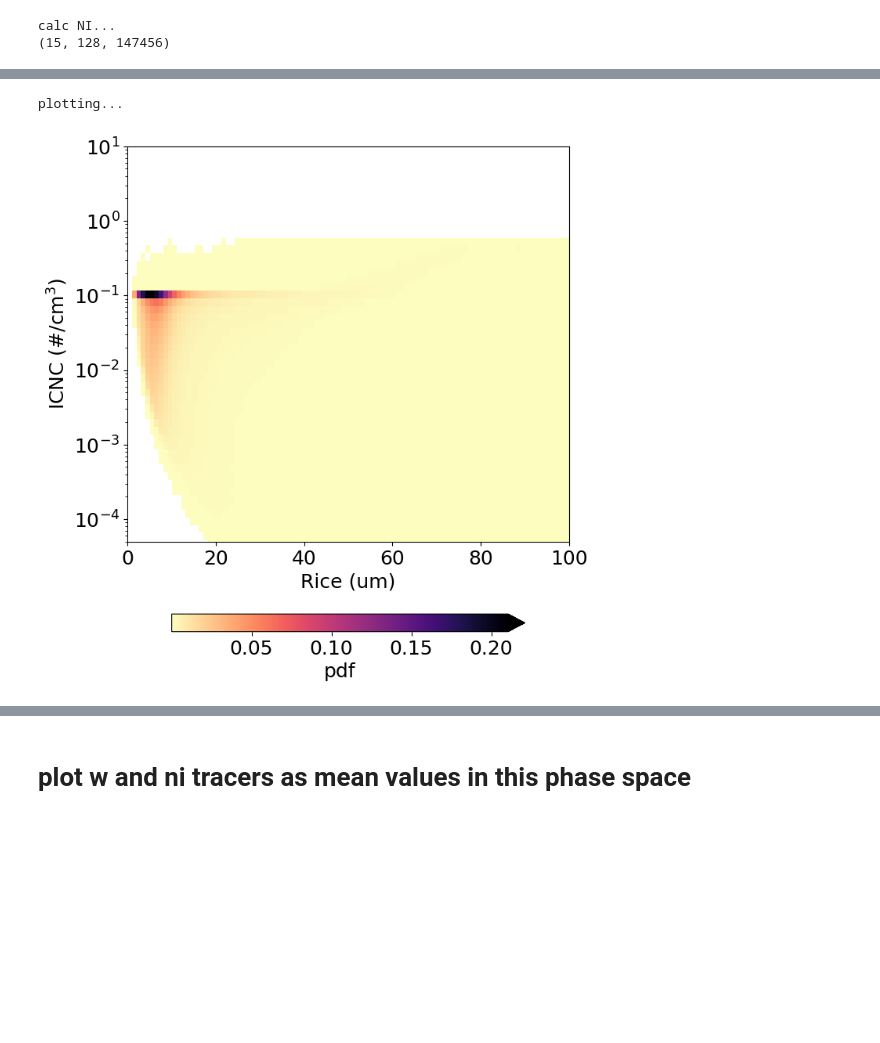
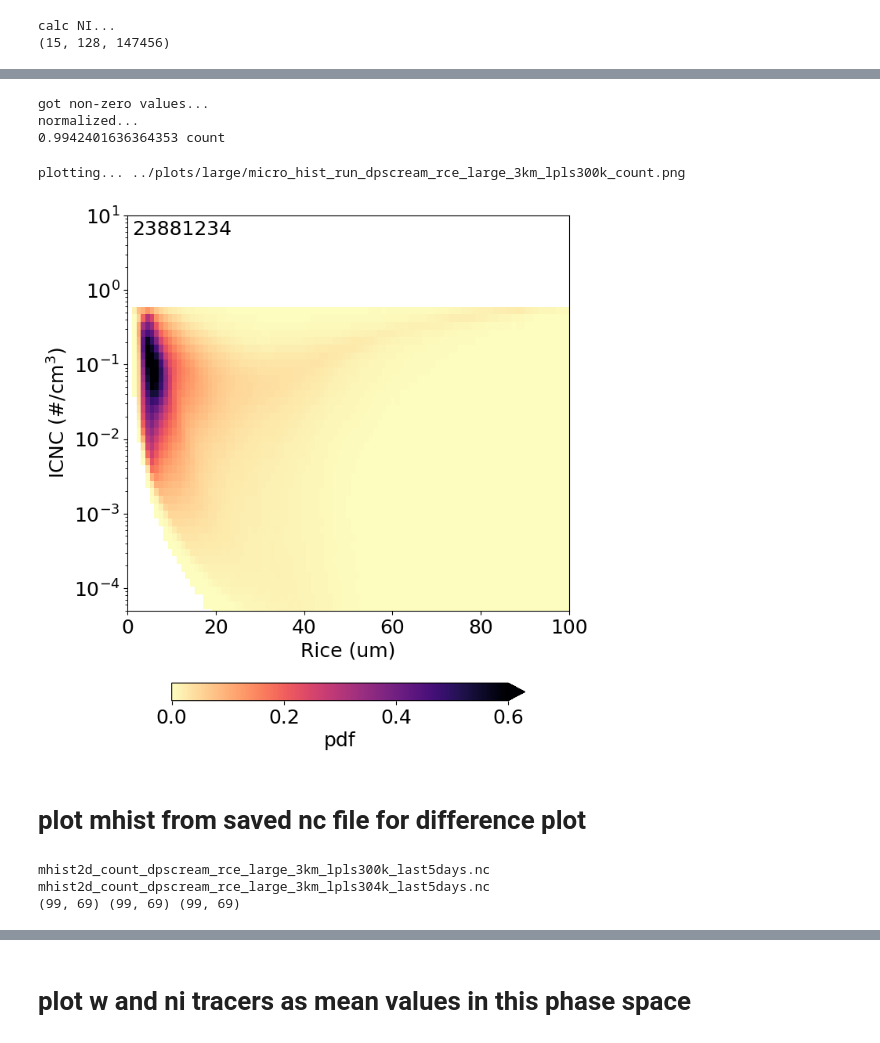
Before and after one commit to smturbev/scmlib, a Jupyter notebook: DP_diagnostics/notebooks/large_domain/micro_p3_hist-large.ipynb, the cells around one changed output, grey strips where cells are left out. Cells and saved outputs as stored; diff of their text form; code cells hidden in the pictures; blank space fills up the shorter version.

```diff
--- a/DP_diagnostics/notebooks/large_domain/micro_p3_hist-large.ipynb
+++ b/DP_diagnostics/notebooks/large_domain/micro_p3_hist-large.ipynb
@@ -88,15 +349,7 @@ del ds
 print("flattening...")
 x_array = x_array.values.flatten()
 print("x done...")
-
-n = len(x_array)
-y_array = y_array.values.flatten()/1e6  # convert to cm-3
+y_array = y_array.values.flatten()
 print("y done...")
-# # z_array = nuc.values.flatten()
-# print(x_array.shape, y_array.shape)  # , z_array.shape)
-# x_array = x_array[~np.isnan(y_array)]
-# y_array = y_array[~np.isnan(y_array)]
-# # z_array = z_array[~np.isnan(z_array)]
-# print(x_array.shape, y_array.shape, n)  # , z_array.shape, n)
 # %% [output]
 flattening...
@@ -139,0 +357,5 @@ array([nan, nan, nan, ..., nan, nan, nan], dtype=float32)
+# %%
+n = len(x_array)
+print(n)
+n = np.nansum(~np.isnan(x_array))
+print(n)
@@ -140,20 +413,33 @@ array([nan, nan, nan, ..., nan, nan, nan], dtype=float32)
+# %%
+hist = np.where(hist>0,hist,np.nan)
+print("got non-zero values...")
+hist = hist/n
+print("normalized...")
+print(np.nansum(hist),stat,end="")
+# %% [output]
+got non-zero values...
+normalized...
+0.9942401636364353 count
 # %%
 print("plotting... ", end="")
 fig, ax = plt.subplots(1, 1, figsize=(7,7), constrained_layout=True)
-# weights = xr.ones_like(x_array) / np.prod(x_array.shape) * 100
-# cf = histogram(x_array, y_array/1e6, bins=[xbins,ybins],
-#                weights=weights, dim=['time','lev','x']).plot.pcolormesh(ax=ax)
 cf = ax.pcolormesh(xbins, ybins, (hist*100).T, cmap="magma_r",
                       shading='auto',
                       # levels=[0,1,2,4,8,16,32,48]
-                      # vmin = 0, vmax=0.05 #0.02, 0.3 std
+                      vmin = 0, vmax=0.6 #0.02, 0.3 std
                      )
 ax.set(yscale='log')
 ax.set(xlim=[0,100], ylim=[5e-5,10])
 ax.set(ylabel="ICNC (#/cm$^3$)", xlabel="Rice (um)")
-plt.colorbar(cf, ax=ax, label=f"pdf", location="bottom", shrink=0.8, extend='max')
-plt.savefig("../plots/large/micro_hist_run_{}_{}.png".format(run, stat), dpi=120)
+ax.annotate(n, xy=(0.01,0.95), xycoords="axes fraction")
+plt.colorbar(cf, ax=ax, label="pdf", location="bottom",
+             shrink=0.8, extend='max')
+savename=f"../plots/large/micro_hist_run_{run}_{stat}.png"
+print(savename)
+plt.savefig(savename, dpi=120)
 plt.show()
 # %% [output]
-plotting...
+plotting... ../plots/large/micro_hist_run_dpscream_rce_large_3km_lpls300k_count.png
-[figure, old version]
+[figure, new version]
+# %% [markdown]
+# plot mhist from saved nc file for difference plot
@@ -159,0 +449,17 @@ plotting...
+# %%
+file1 = f"mhist2d_count_{run1}_last5days.nc"
+file2 = f"mhist2d_count_{run2}_last5days.nc"
+print(file1, file2)
+hist1 = xr.open_dataset(file1)
+rice_bins = hist1.rice_bins
+icnc_bins = hist1.icnc_bins
+n1 = int(hist1.attrs['n'])
+hist1 = hist1.hist2d.where(hist1.hist2d>0)/n1
+hist2 = xr.open_dataset(file2)
+n2 = int(hist2.attrs['n'])
+hist2 = hist2.hist2d.where(hist2.hist2d>0)/n2
+histd = hist1-hist2
+print(hist1.shape, hist2.shape, histd.shape)
+# %% [output]
+mhist2d_count_dpscream_rce_large_3km_lpls300k_last5days.nc mhist2d_count_dpscream_rce_large_3km_lpls304k_last5days.nc
+(99, 69) (99, 69) (99, 69)
```
Also changed, not shown: parts of 40 cells of this notebook, 37 other files.
